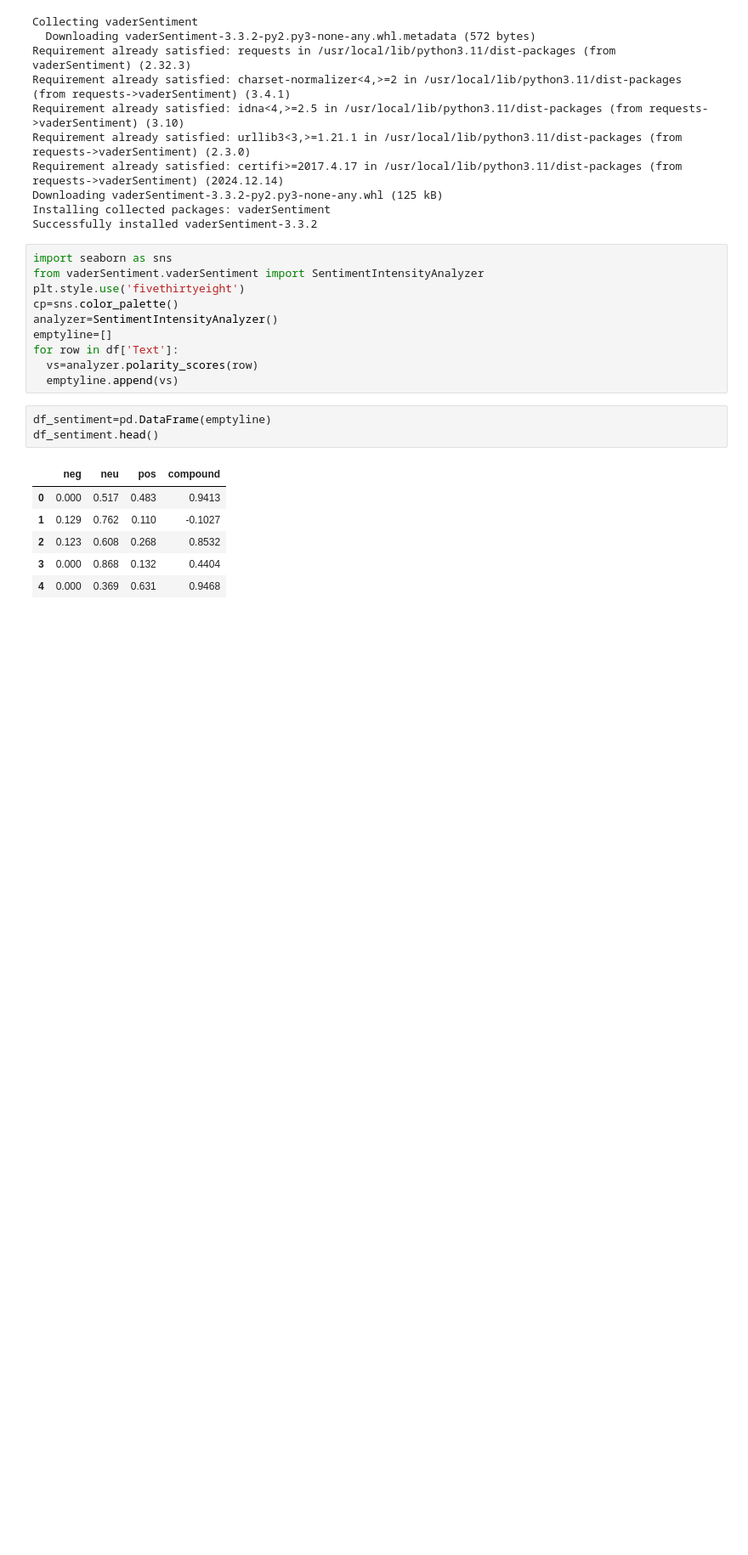
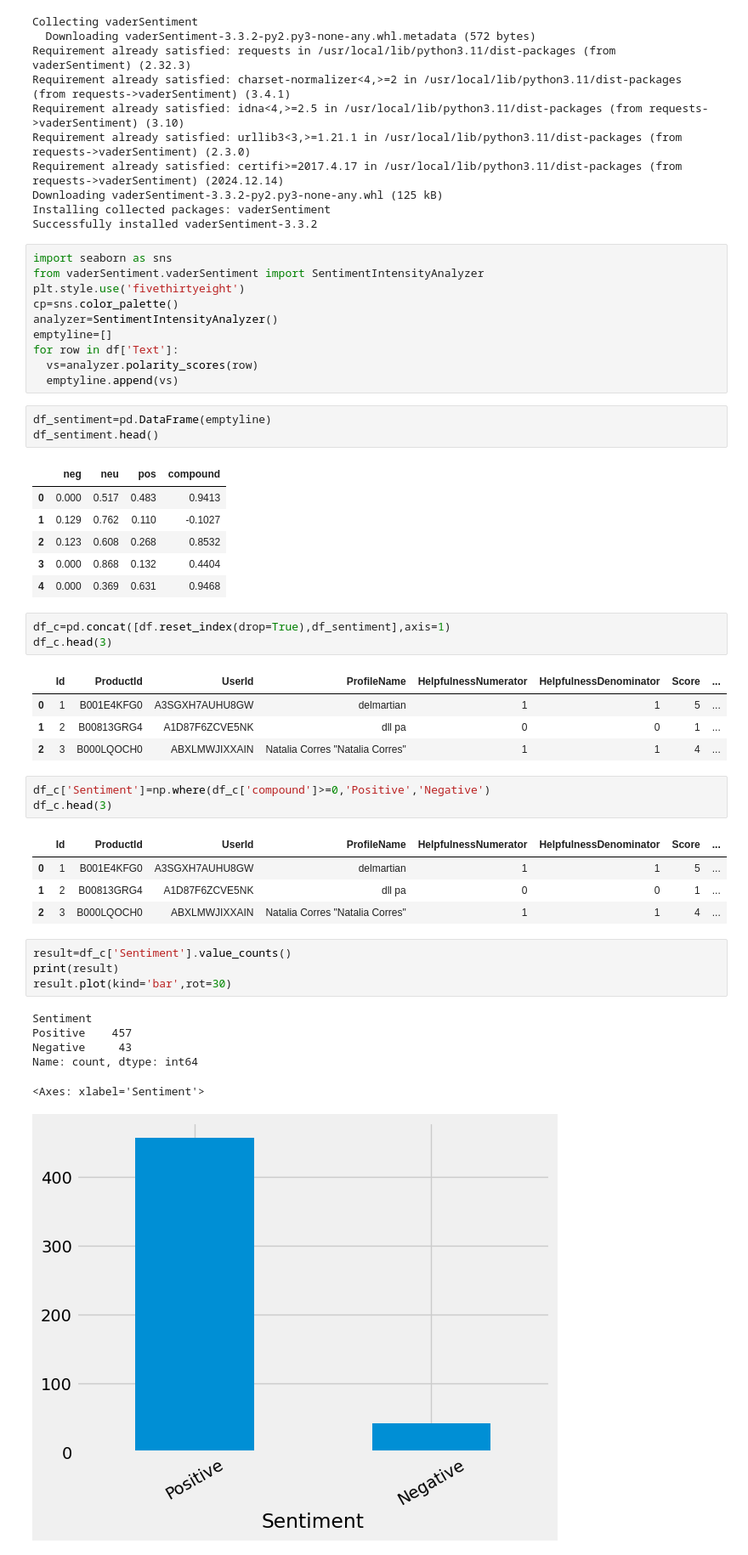
Before and after one commit to Akshithaaa11/NLP-excelr, a Jupyter notebook: Sentiment_analysis.ipynb, the cells around one changed output. Shown at 85% size. Drawn from its saved outputs; the diff is of its cells as text; blank space fills up the shorter version.

```diff
--- a/Sentiment_analysis.ipynb
+++ b/Sentiment_analysis.ipynb
@@ -177,3 +177,30 @@ df_sentiment.head()
 | 2 | 0.123 | 0.608 | 0.268 | 0.8532 |
 | 3 | 0.000 | 0.868 | 0.132 | 0.4404 |
 | 4 | 0.000 | 0.369 | 0.631 | 0.9468 |
+# %%
+df_c=pd.concat([df.reset_index(drop=True),df_sentiment],axis=1)
+df_c.head(3)
+# %% [output]
+|  | Id | ProductId | UserId | ProfileName | HelpfulnessNumerator | HelpfulnessDenominator | Score | ... |
+| 0 | 1 | B001E4KFG0 | A3SGXH7AUHU8GW | delmartian | 1 | 1 | 5 | ... |
+| 1 | 2 | B00813GRG4 | A1D87F6ZCVE5NK | dll pa | 0 | 0 | 1 | ... |
+| 2 | 3 | B000LQOCH0 | ABXLMWJIXXAIN | Natalia Corres "Natalia Corres" | 1 | 1 | 4 | ... |
+# %%
+df_c['Sentiment']=np.where(df_c['compound']>=0,'Positive','Negative')
+df_c.head(3)
+# %% [output]
+|  | Id | ProductId | UserId | ProfileName | HelpfulnessNumerator | HelpfulnessDenominator | Score | ... |
+| 0 | 1 | B001E4KFG0 | A3SGXH7AUHU8GW | delmartian | 1 | 1 | 5 | ... |
+| 1 | 2 | B00813GRG4 | A1D87F6ZCVE5NK | dll pa | 0 | 0 | 1 | ... |
+| 2 | 3 | B000LQOCH0 | ABXLMWJIXXAIN | Natalia Corres "Natalia Corres" | 1 | 1 | 4 | ... |
+# %%
+result=df_c['Sentiment'].value_counts()
+print(result)
+result.plot(kind='bar',rot=30)
+# %% [output]
+Sentiment
+Positive    457
+Negative     43
+Name: count, dtype: int64
+<Axes: xlabel='Sentiment'>
+[figure, added]
```
Also changed, not shown: parts of 2 cells of this notebook.
